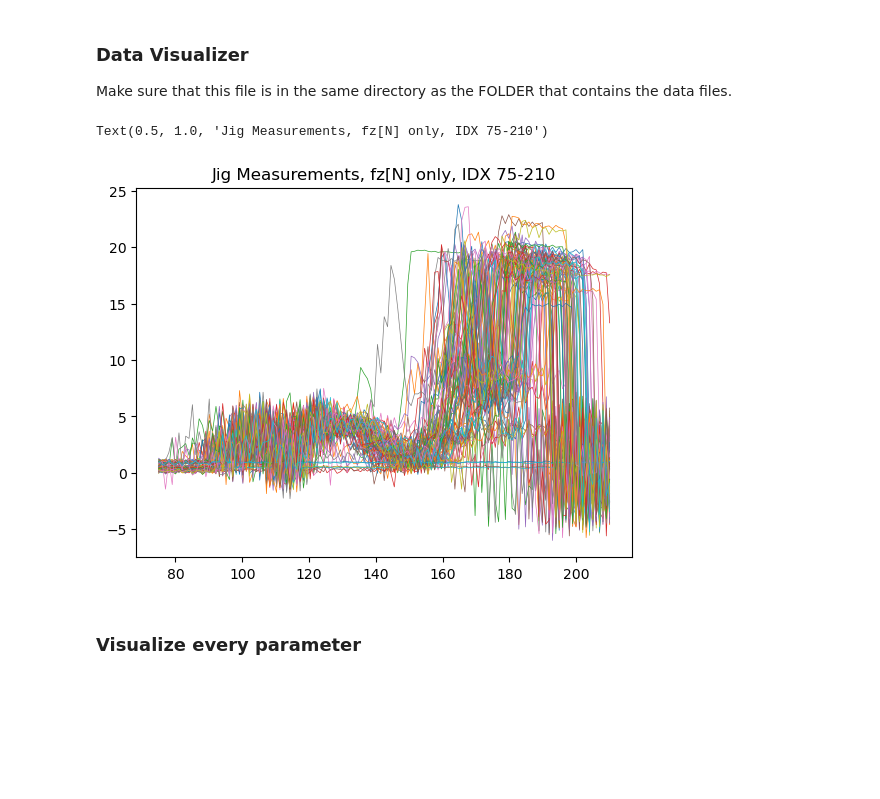
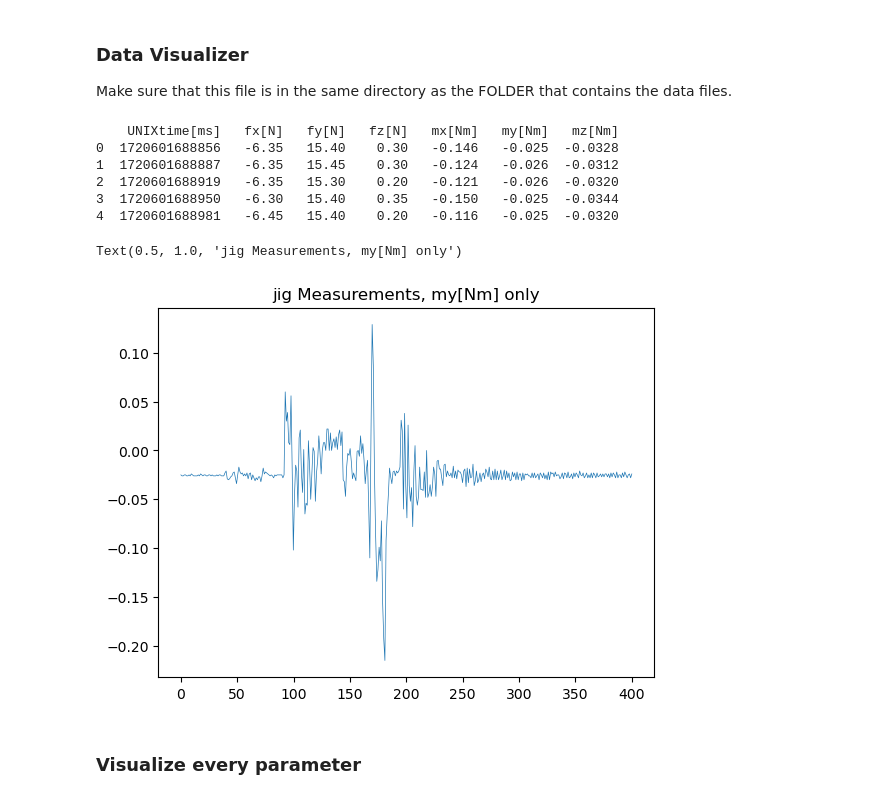
Before and after one commit to Ejento47/NEXTAGE, a Jupyter notebook: Visualizer.ipynb, the cells around one changed output. Drawn from its saved outputs; the diff is of its cells as text; code cells hidden in the pictures; blank space fills up the shorter version.

```diff
--- a/Visualizer.ipynb
+++ b/Visualizer.ipynb
@@ -3,49 +12,49 @@
 
 Make sure that this file is in the same directory as the FOLDER that contains the data files.
 # %%
-import os
-import pandas as pd
-import numpy as np
-import matplotlib.pyplot as plt
-
-# Define the folder name in which the data is stored
-directory = "Master Data"
 
 # Define which sensor measurement to read from, valid entries here are "jig", "larm" and "rarm"
 sensor_type = "jig"
 
 # Define x, the number of graphs to display, the first x graphs in the directory will be drawn
-num_graphs = 100;
+num_graphs = 1;
 
 # Define which type of data for each sensor to read from
 # 1 = fx[N], 2 = fy[N], 3 = fz[N], 4 = mx[Nm], 5 = my[Nm], 6 = [myNm]
-data_type = 3
+data_type = 5
 
 # Define the start and end index of the data to plot, set both to -1 to use the entire range of data
-startIdx = 75
-endIdx = 210
+startIdx = 0
+endIdx = 400
 
 data_types = ["", " fx[N]", " fy[N]", " fz[N]", " mx[Nm]", " my[Nm]", " mz[Nm]"]
 files = os.listdir(directory)
 
 cntr = 0;
 for file_name in files:
     if cntr == num_graphs:
         break
     if sensor_type in file_name:
         df = pd.read_csv(os.path.join(directory, file_name))
+        print(df.head())
         y = df[data_types[data_type]].values
         x = np.linspace(0, len(y), len(y))
         if (startIdx != -1) or (endIdx != -1):
             y = y[startIdx:endIdx]
             x = np.linspace(startIdx, endIdx, len(y))
         plt.plot(x, y, label=cntr, linewidth=0.5)
         cntr += 1;
 
-plt.title("Jig Measurements, fz[N] only, IDX 75-210")
+plt.title(f'{sensor_type} Measurements,{data_types[data_type]} only')
 # %% [output]
-Text(0.5, 1.0, 'Jig Measurements, fz[N] only, IDX 75-210')
+    UNIXtime[ms]   fx[N]   fy[N]   fz[N]   mx[Nm]   my[Nm]   mz[Nm]
+0  1720601688856   -6.35   15.40    0.30   -0.146   -0.025  -0.0328
+1  1720601688887   -6.35   15.45    0.30   -0.124   -0.026  -0.0312
+2  1720601688919   -6.35   15.30    0.20   -0.121   -0.026  -0.0320
+3  1720601688950   -6.30   15.40    0.35   -0.150   -0.025  -0.0344
+4  1720601688981   -6.45   15.40    0.20   -0.116   -0.025  -0.0320
+Text(0.5, 1.0, 'jig Measurements, my[Nm] only')
-[figure, old version]
+[figure, new version]
 # %% [markdown]
 ### Visualize every parameter
 # %%
```
Also changed, not shown: parts of 6 cells of this notebook, 1 other file.
